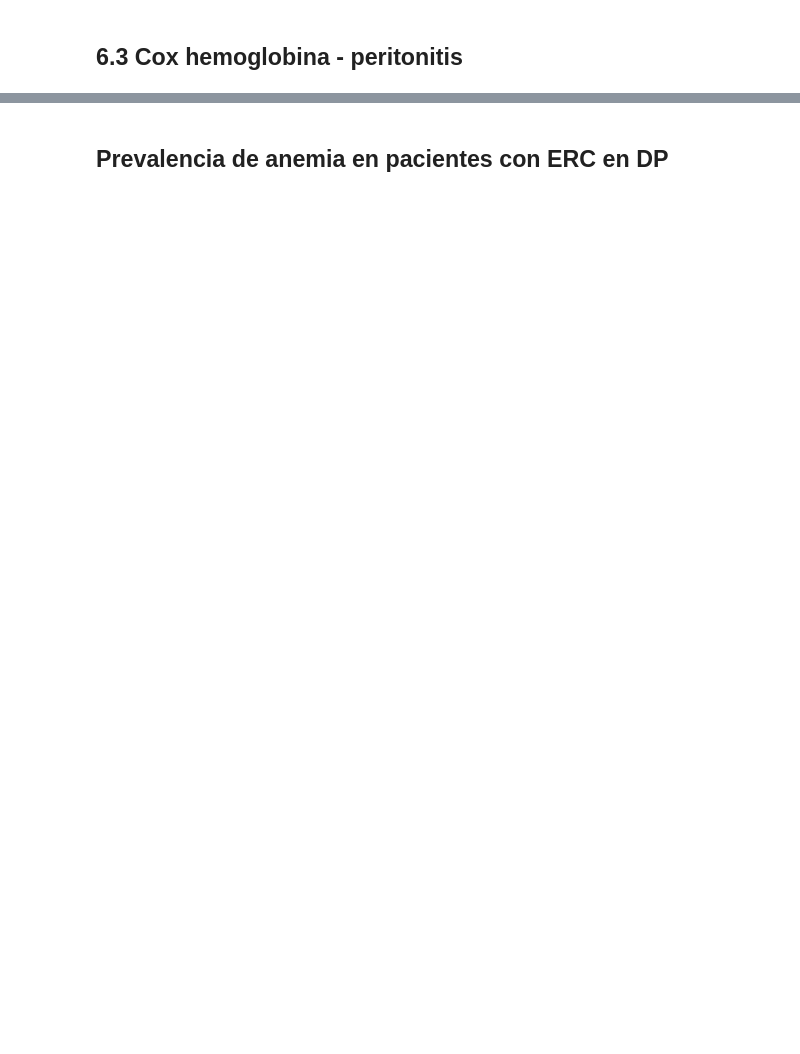
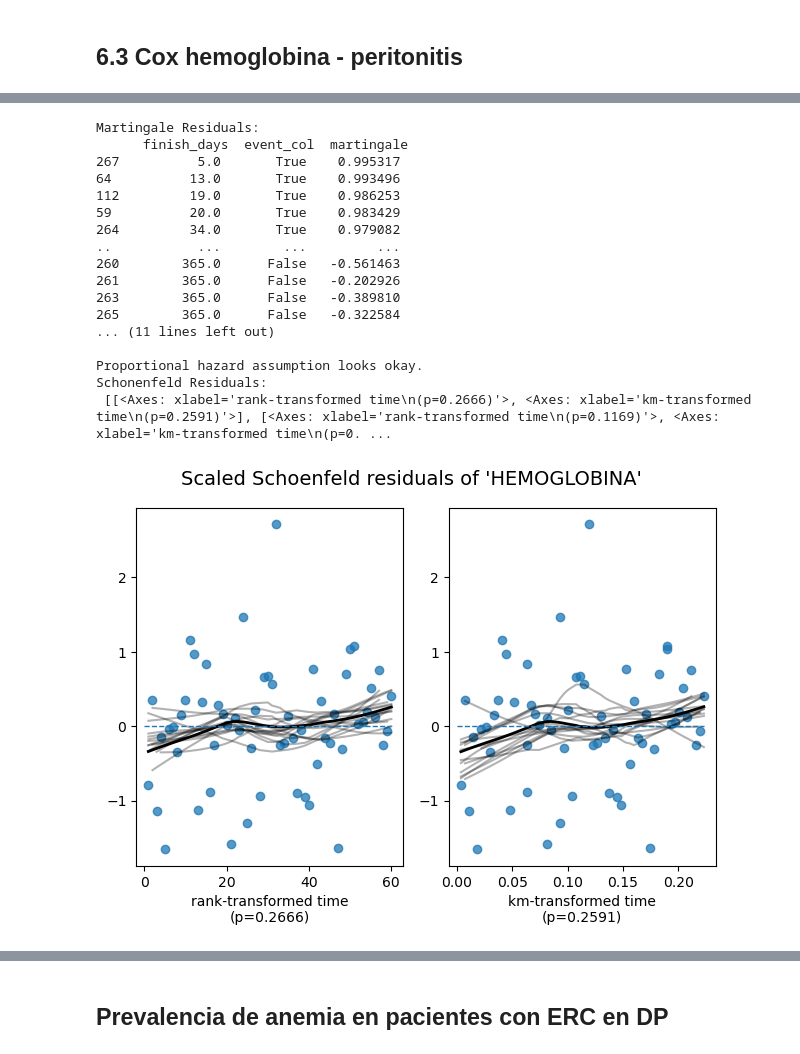
Before and after one commit to KevinNaMo/LevanteDPAnemia, a Jupyter notebook: Anemia_levanteDP.ipynb, the cells around one changed output, grey strips where cells are left out. Cells and saved outputs as stored; diff of their text form; code cells hidden in the pictures; blank space fills up the shorter version.

```diff
--- a/Anemia_levanteDP.ipynb
+++ b/Anemia_levanteDP.ipynb
@@ -162,3 +185,24 @@ plt.show()
 | log-likelihood ratio test | 7.00 on 3 df |
 | -log2(p) of ll-ratio test | 3.80 |
 [figure]
+# %%
+a.calculate_residuals(cph_per, cox_df_per, martingale=True, schonenfeld=True)
+# %% [output]
+Martingale Residuals:
+      finish_days  event_col  martingale
+267          5.0       True    0.995317
+64          13.0       True    0.993496
+112         19.0       True    0.986253
+59          20.0       True    0.983429
+264         34.0       True    0.979082
+..           ...        ...         ...
+260        365.0      False   -0.561463
+261        365.0      False   -0.202926
+263        365.0      False   -0.389810
+265        365.0      False   -0.322584
+... (11 lines left out)
+
+Proportional hazard assumption looks okay.
+Schonenfeld Residuals:
+ [[<Axes: xlabel='rank-transformed time\n(p=0.2666)'>, <Axes: xlabel='km-transformed time\n(p=0.2591)'>], [<Axes: xlabel='rank-transformed time\n(p=0.1169)'>, <Axes: xlabel='km-transformed time\n(p=0. ...
+[figure, added]
```
Also changed, not shown: parts of 11 cells of this notebook, 1 other file.
